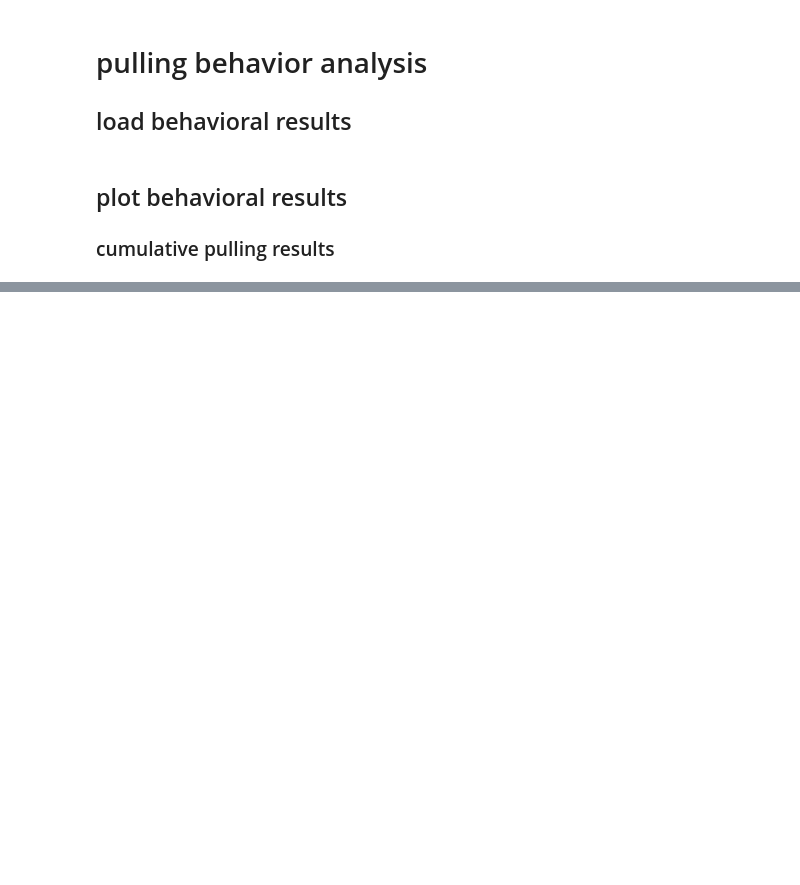
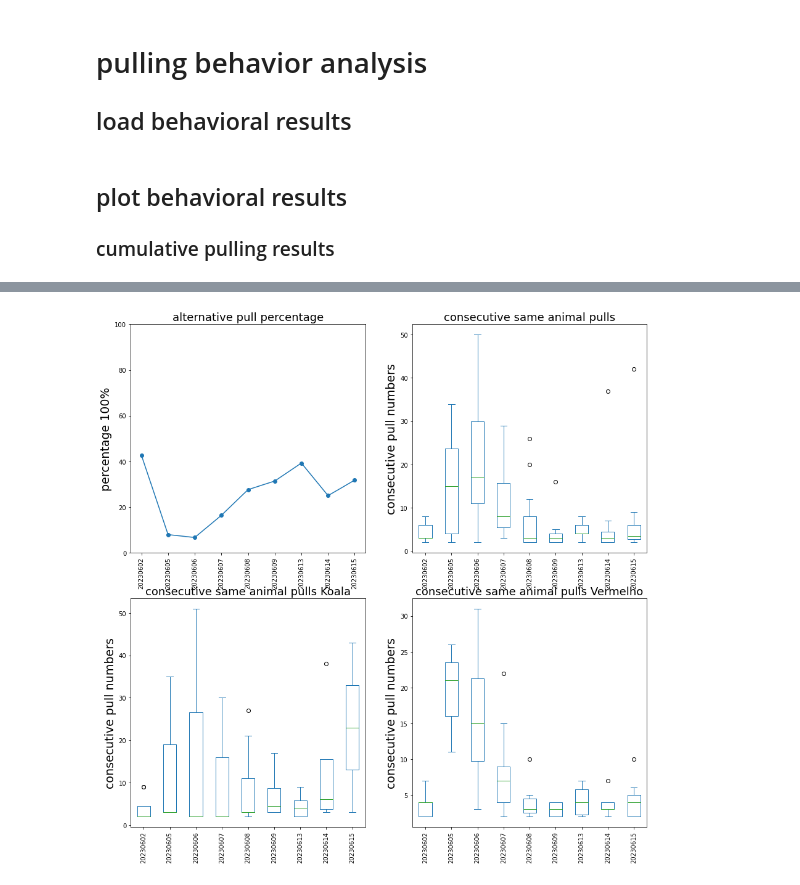
Before and after one commit to wilburshi/following_up_analysis, a Jupyter notebook: bhv_analysis_joystick_task/joystick_task_bhv_analysis.ipynb, the cells around one changed output, grey strips where cells are left out. Cells and saved outputs as stored; diff of their text form; code cells hidden in the pictures; blank space fills up the shorter version.

```diff
--- a/bhv_analysis_joystick_task/joystick_task_bhv_analysis.ipynb
+++ b/bhv_analysis_joystick_task/joystick_task_bhv_analysis.ipynb
@@ -6,6 +6,14 @@ import scipy
 import string
 import warnings
 import glob
+# %%
+def zero_runs(a):
+    # Create an array that is 1 where a is 0, and pad each end with an extra 0.
+    iszero = np.concatenate(([0], np.equal(a, 0).view(np.int8), [0]))
+    absdiff = np.abs(np.diff(iszero))
+    # Runs start and end where absdiff is 1.
+    ranges = np.where(absdiff == 1)[0].reshape(-1, 2)
+    return ranges
 # %% [markdown]
 # pulling behavior analysis
 ## load behavioral results
@@ -165,0 +301,72 @@ axs[1].legend(labels=session_dates, fontsize = 13)
+# %%
+fig, axs = plt.subplots(2,2)
+fig.set_figheight(15)
+fig.set_figwidth(15)
+
+#
+alterpull_perc = np.zeros((1,nsessions))
+continous_pull_either = {}
+continous_pull_A1 = {}
+continous_pull_A2 = {}
+#
+for ii in np.arange(0,nsessions,1):
+    xxx1 = cumulative_pulls_animal1[session_dates[ii]]
+    xxx2 = cumulative_pulls_animal2[session_dates[ii]]
+    #
+    df_animal1=pd.DataFrame([pd.Series(1*np.ones((1,np.shape(xxx1)[0]))[0],name='animal'),xxx1]).T
+    df_animal2=pd.DataFrame([pd.Series(2*np.ones((1,np.shape(xxx2)[0]))[0],name='animal'),xxx2]).T
+    df_animal = pd.concat([df_animal1,df_animal2])
+    df_animal = df_animal.sort_values('time_points')
+    #
+    animal_dif = np.array(df_animal['animal'][1:])-np.array(df_animal['animal'][0:-1])
+    #
+    all_pull_num = np.shape(animal_dif)[0]
+    alte_pull_num = np.sum(animal_dif!=0)
+    alterpull_perc[0][ii] = (alte_pull_num/all_pull_num)*100
+
+    # find the length of the continuous pull from one animal
+    continous_pull_either[ii] = pd.Series(zero_runs(animal_dif)[:,1]-zero_runs(animal_dif)[:,0])
+    continous_pull_either[ii][continous_pull_either[ii]<=1]=np.nan
+    continous_pull_A1[ii] = pd.Series(zero_runs(np.array(df_animal['animal']-1))[:,1]-
+                                      zero_runs(np.array(df_animal['animal']-1))[:,0])
+    continous_pull_A1[ii][continous_pull_A1[ii]<=1]=np.nan
+    continous_pull_A2[ii] = pd.Series(zero_runs(np.array(df_animal['animal']-2))[:,1]-
+                                      zero_runs(np.array(df_animal['animal']-2))[:,0])
+    continous_pull_A2[ii][continous_pull_A2[ii]<=1]=np.nan
+
+continous_pull_either = pd.DataFrame(continous_pull_either)
+continous_pull_A1 = pd.DataFrame(continous_pull_A1)
+continous_pull_A2 = pd.DataFrame(continous_pull_A2)
+
+
+# alternatie pull percentage
+axs[0,0].plot(np.arange(0,nsessions,1),alterpull_perc[0],'o-')
+axs[0,0].set_title('alternative pull percentage',fontsize = 18)
+axs[0,0].set_xticks(np.arange(0, nsessions,1))
+axs[0,0].set_xticklabels(session_dates,rotation=90,fontsize=10)
+axs[0,0].set_ylabel("percentage 100%",fontsize = 19)
+axs[0,0].set_ylim([0,100])
+axs[0,0].tick_params(labelsize = 10);
+
+# continuous same animal pull distribution
+continous_pull_either.plot(kind = 'box',ax=axs[0,1])
+axs[0,1].set_title('consecutive same animal pulls',fontsize = 18)
+axs[0,1].set_ylabel("consecutive pull numbers",fontsize = 19)
+axs[0,1].set_xticks(np.arange(1, len(session_dates)+1,1))
+axs[0,1].set_xticklabels(session_dates,rotation=90,fontsize=10);
+
+# continuous same animal pull distribution - animal 1
+continous_pull_A1.plot(kind = 'box',ax=axs[1,0])
+axs[1,0].set_title('consecutive same animal pulls '+animal1_name,fontsize = 18)
+axs[1,0].set_ylabel("consecutive pull numbers",fontsize = 19)
+axs[1,0].set_xticks(np.arange(1, len(session_dates)+1,1))
+axs[1,0].set_xticklabels(session_dates,rotation=90,fontsize=10);
+
+# continuous same animal pull distribution - animal 2
+continous_pull_A2.plot(kind = 'box',ax=axs[1,1])
+axs[1,1].set_title('consecutive same animal pulls '+animal2_name,fontsize = 18)
+axs[1,1].set_ylabel("consecutive pull numbers",fontsize = 19)
+axs[1,1].set_xticks(np.arange(1, len(session_dates)+1,1))
+axs[1,1].set_xticklabels(session_dates,rotation=90,fontsize=10);
+# %% [output]
+[figure, added]
```
Also changed, not shown: parts of 10 cells of this notebook.
